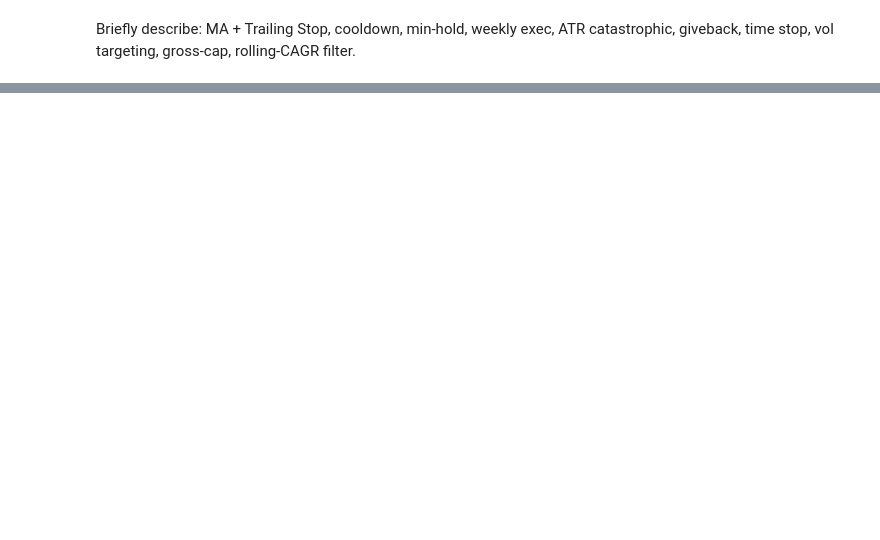
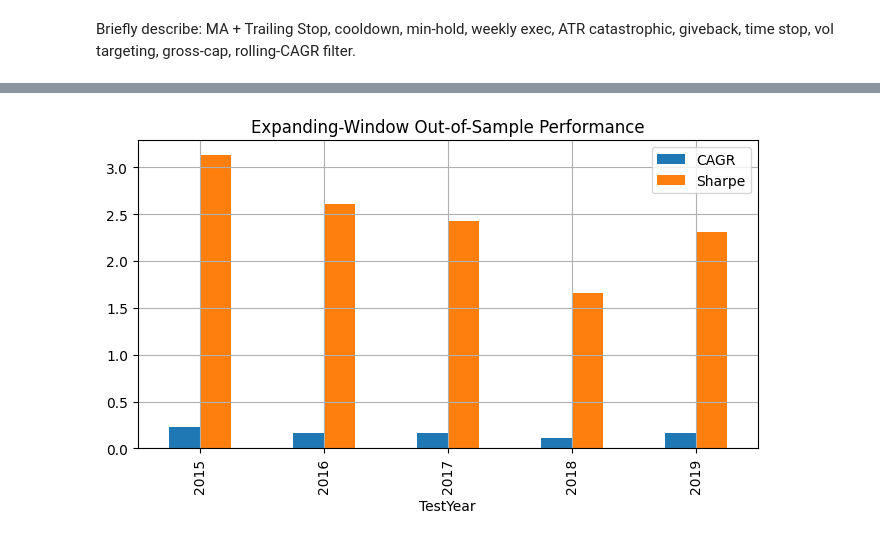
Before and after one commit to lydia372/is4226-final, a Jupyter notebook: Group3_FinalTerm.ipynb, the cells around one changed output, grey strips where cells are left out. Cells and saved outputs as stored; diff of their text form; code cells hidden in the pictures; blank space fills up the shorter version.

```diff
--- a/Group3_FinalTerm.ipynb
+++ b/Group3_FinalTerm.ipynb
@@ -77,0 +195,7 @@ print("✅ Backtest metrics logged to storage/logs/run_backtest.log")
+# %%
+df_metrics.plot(x="TestYear", y=["CAGR", "Sharpe"], kind="bar", figsize=(8,4))
+plt.title("Expanding-Window Out-of-Sample Performance")
+plt.grid(True)
+plt.show()
+# %% [output]
+[figure, added]
```
Also changed, not shown: parts of 13 cells of this notebook, 3 other files.
